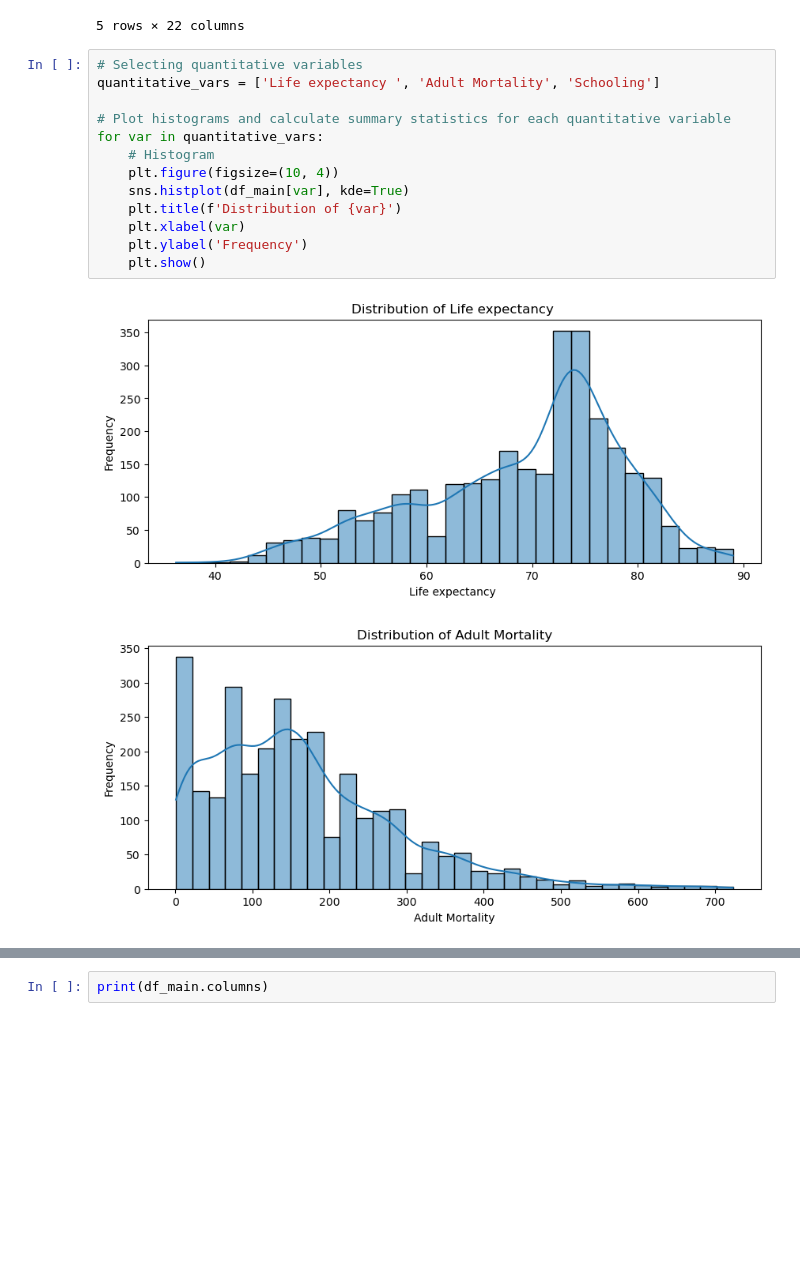
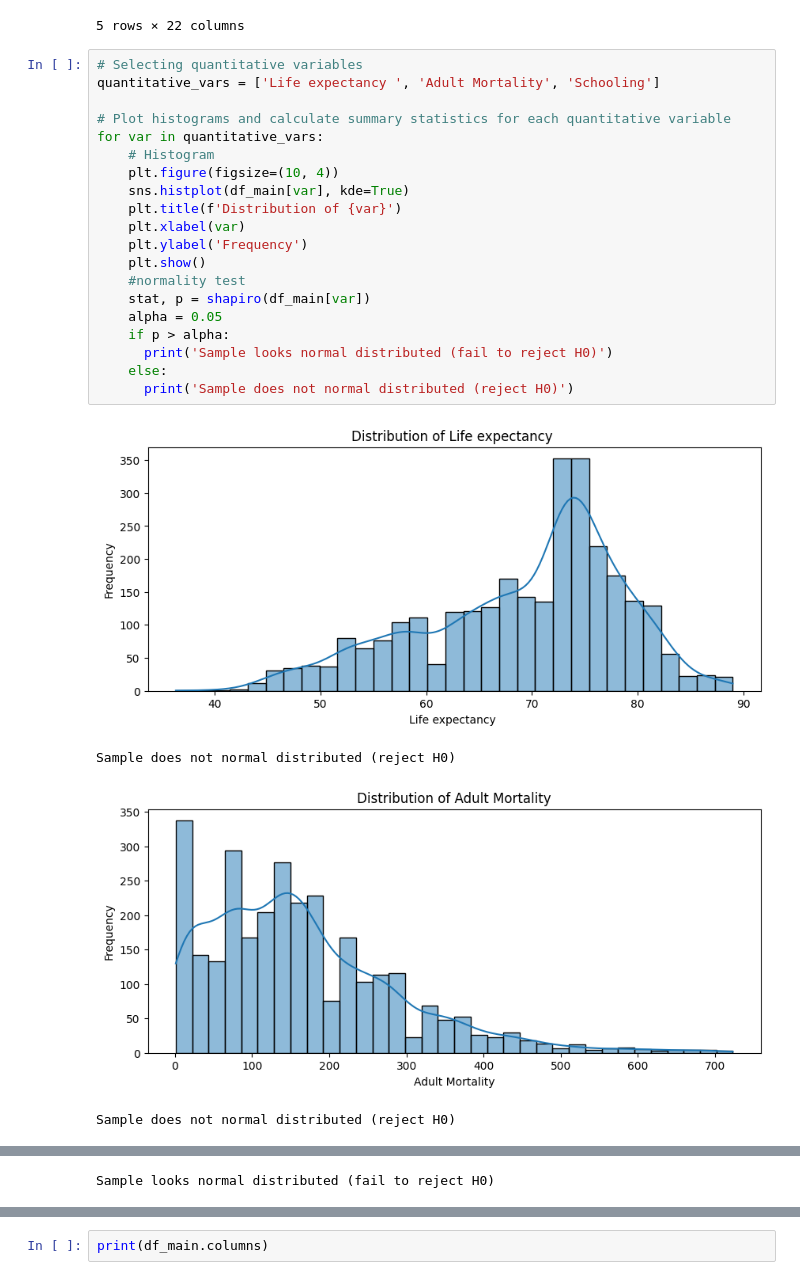
Before and after one commit to ov3ipo/SM_Project, a Jupyter notebook: project.ipynb, the cells around one changed output, grey strips where cells are left out. Cells and saved outputs as stored; diff of their text form; blank space fills up the shorter version.

Commit message:
thai son normality

```diff
--- a/project.ipynb
+++ b/project.ipynb
@@ -156,16 +177,25 @@ df_main.head()
 # %%
 # Selecting quantitative variables
 quantitative_vars = ['Life expectancy ', 'Adult Mortality', 'Schooling']
 
 # Plot histograms and calculate summary statistics for each quantitative variable
 for var in quantitative_vars:
     # Histogram
     plt.figure(figsize=(10, 4))
     sns.histplot(df_main[var], kde=True)
     plt.title(f'Distribution of {var}')
     plt.xlabel(var)
     plt.ylabel('Frequency')
     plt.show()
+    #normality test
+    stat, p = shapiro(df_main[var])
+    alpha = 0.05
+    if p > alpha:
+      print('Sample looks normal distributed (fail to reject H0)')
+    else:
+      print('Sample does not normal distributed (reject H0)')
 # %% [output]
-[figure, old version]
+[figure, new version]
+Sample does not normal distributed (reject H0)
-[figure, old version]
+[figure, new version]
+Sample does not normal distributed (reject H0)
@@ -172,0 +203 @@ for var in quantitative_vars:
+Sample looks normal distributed (fail to reject H0)
```
Also changed, not shown: parts of 18 cells of this notebook.
